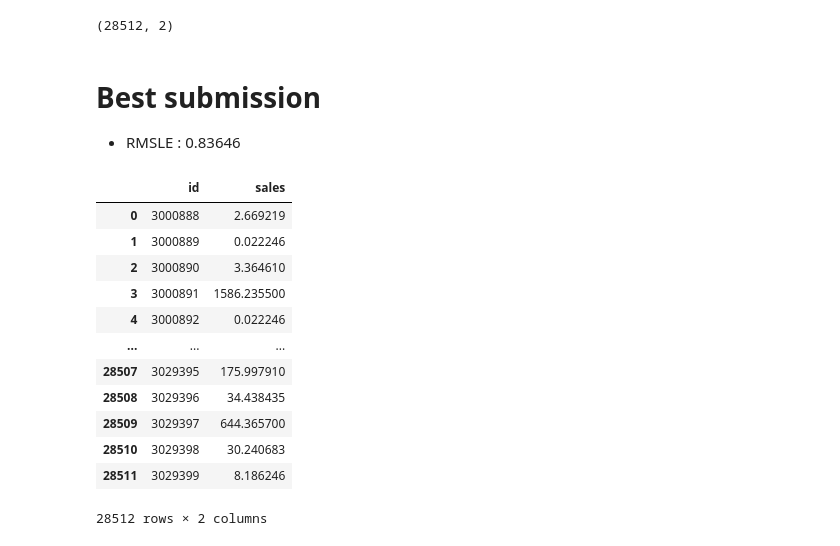
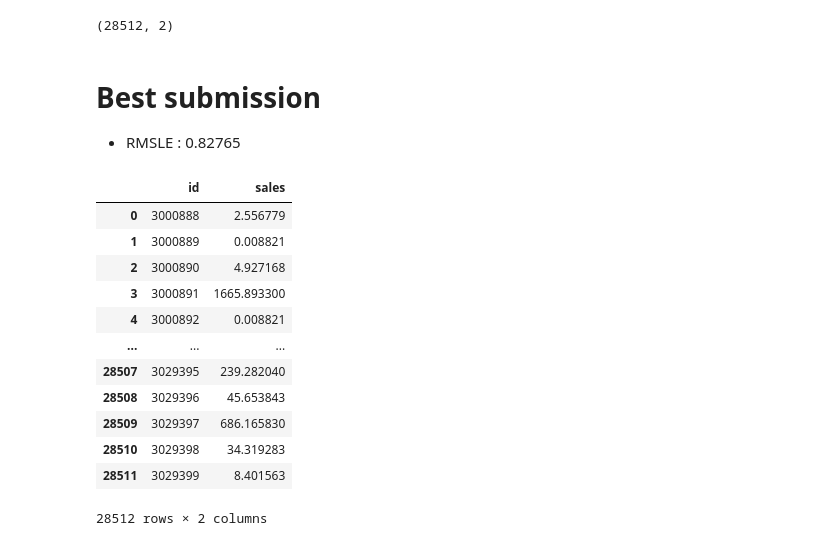
Before and after one commit to suusuu00/Kaggle-Store-Sales---Time-Series-Forecasting, a Jupyter notebook: train.ipynb, the cells around one changed output. Drawn from its saved outputs; the diff is of its cells as text; code cells hidden in the pictures.

```diff
--- a/train.ipynb
+++ b/train.ipynb
@@ -1484,21 +1484,21 @@ submission.shape
 submission.to_csv("data/submission5.csv", index=False)
 # %% [markdown]
 # Best submission
-- RMSLE : 0.83646
+- RMSLE : 0.82765
 # %%
-best_subm = pd.read_csv('data/submission4.csv')
+best_subm = pd.read_csv('data/submission5.csv')
 best_subm
 # %% [output]
 |  | id | sales |
-| 0 | 3000888 | 2.669219 |
-| 1 | 3000889 | 0.022246 |
-| 2 | 3000890 | 3.364610 |
-| 3 | 3000891 | 1586.235500 |
-| 4 | 3000892 | 0.022246 |
+| 0 | 3000888 | 2.556779 |
+| 1 | 3000889 | 0.008821 |
+| 2 | 3000890 | 4.927168 |
+| 3 | 3000891 | 1665.893300 |
+| 4 | 3000892 | 0.008821 |
 | ... | ... | ... |
-| 28507 | 3029395 | 175.997910 |
-| 28508 | 3029396 | 34.438435 |
-| 28509 | 3029397 | 644.365700 |
-| 28510 | 3029398 | 30.240683 |
-| 28511 | 3029399 | 8.186246 |
+| 28507 | 3029395 | 239.282040 |
+| 28508 | 3029396 | 45.653843 |
+| 28509 | 3029397 | 686.165830 |
+| 28510 | 3029398 | 34.319283 |
+| 28511 | 3029399 | 8.401563 |
 28512 rows × 2 columns
```
